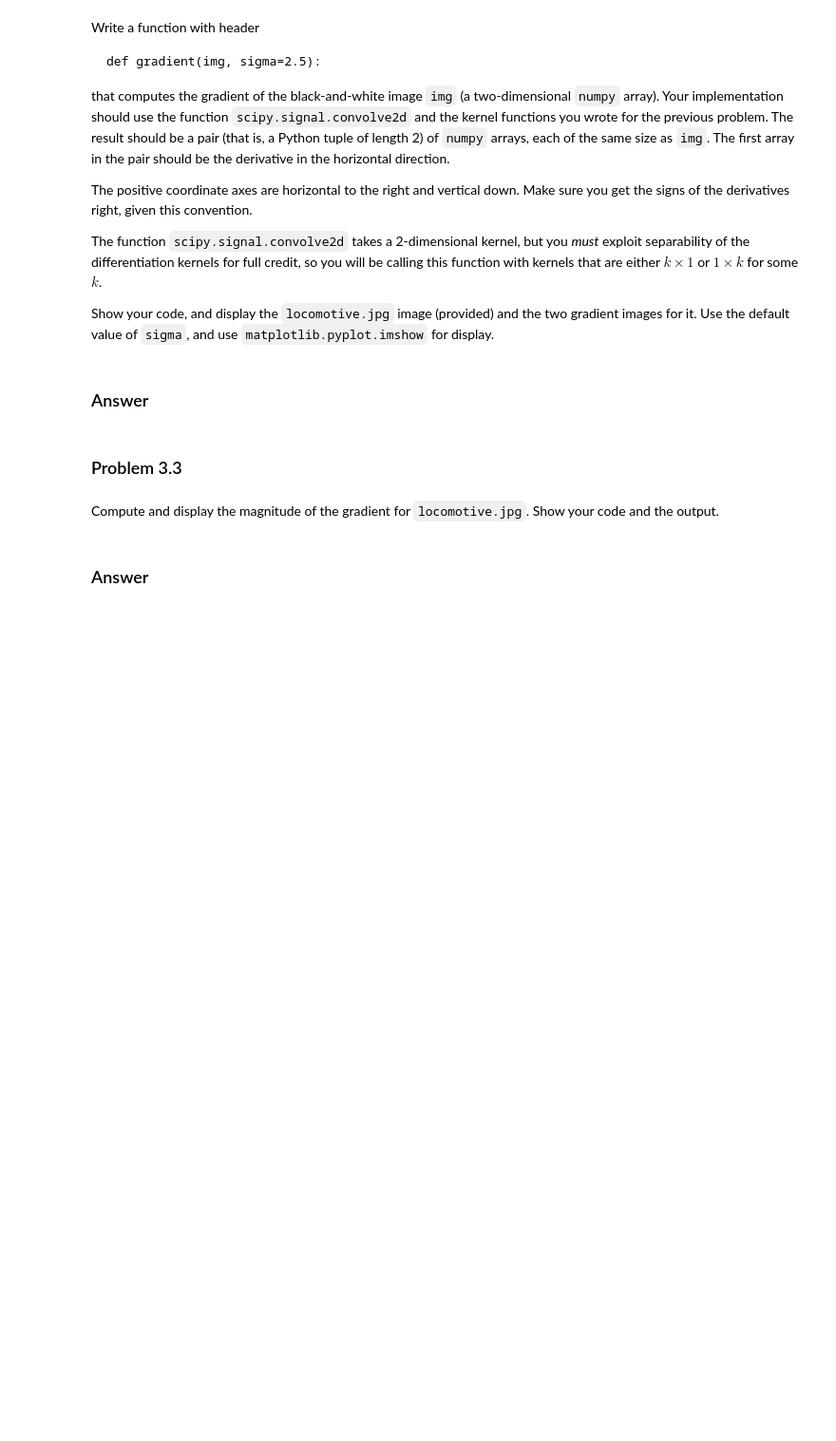
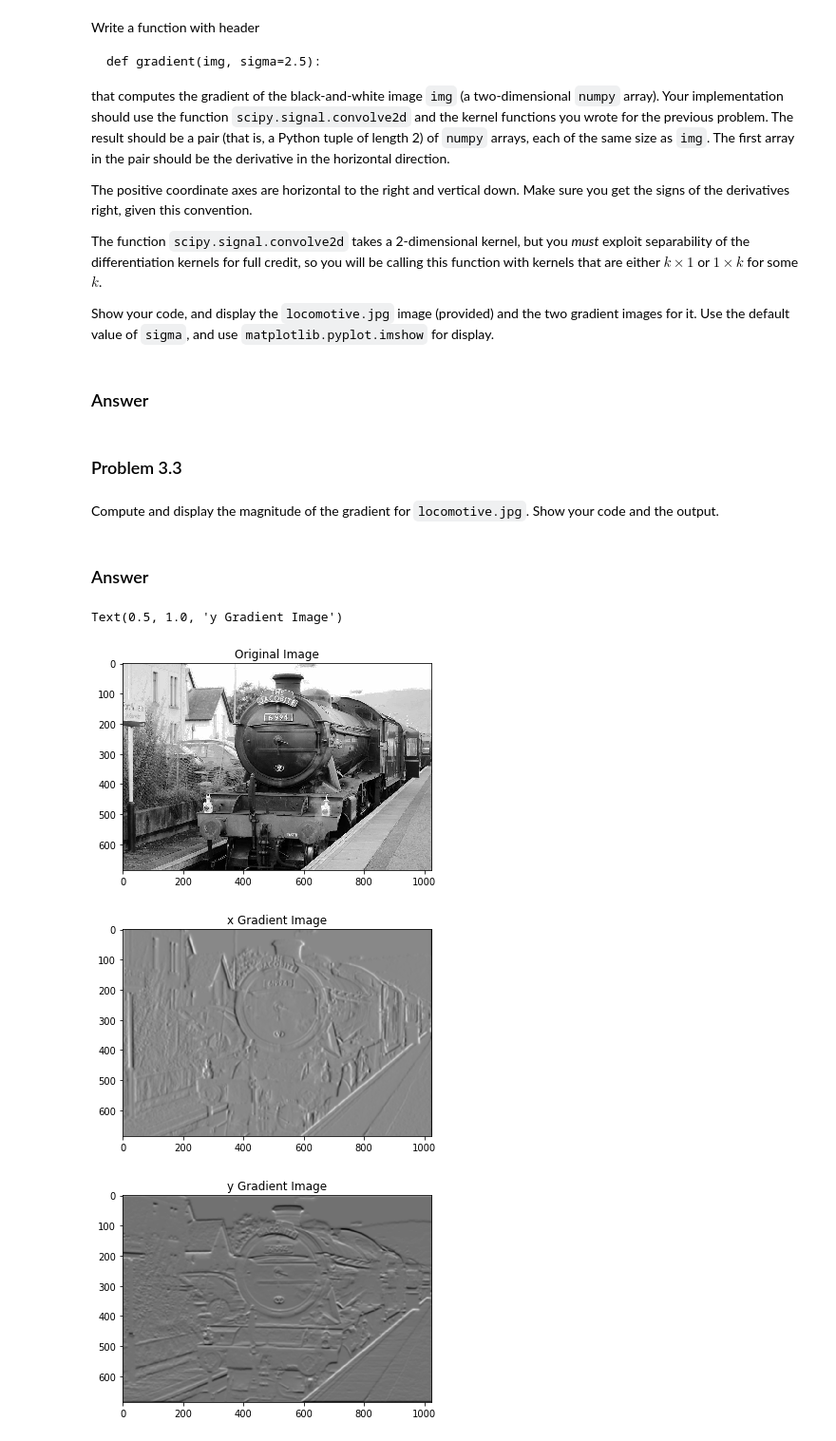
Before and after one commit to polortiz4/ComputerVision, a Jupyter notebook: hw2/homework02.ipynb, the cells around one changed output. Shown at 95% size. Cells and saved outputs as stored; diff of their text form; code cells hidden in the pictures; blank space fills up the shorter version.

```diff
--- a/hw2/homework02.ipynb
+++ b/hw2/homework02.ipynb
@@ -203,9 +386,51 @@ The function `scipy.signal.convolve2d` takes a 2-dimensional kernel, but you _mu
 Show your code, and display the `locomotive.jpg` image (provided) and the two gradient images for it. Use the default value of `sigma`, and use `matplotlib.pyplot.imshow` for display.
 # %% [markdown]
 ### Answer
+# %%
+def gradient(img, sigma=2.5):
+    a = math.ceil(3.5*sigma)
+    xGaussKernel1D = Gaussian(sigma)[np.newaxis]
+    yGaussKernel1D = np.transpose(xGaussKernel1D)
+    dxGaussKernel1D = dGaussian(sigma)[np.newaxis]
+    dyGaussKernel1D = np.transpose(dxGaussKernel1D)
+    xGradientImg = ss.convolve2d(ss.convolve2d(img, yGaussKernel1D, 'same'), dxGaussKernel1D, 'same')
+    yGradientImg = ss.convolve2d(ss.convolve2d(img, xGaussKernel1D, 'same'), dyGaussKernel1D, 'same')
+
+    return [xGradientImg, yGradientImg]
+
+# xGaussKernel1D = Gaussian(2.5)[np.newaxis]
+# yGaussKernel1D = np.transpose(xGaussKernel1D)
+# dxGaussKernel1D = dGaussian(2.5)[np.newaxis]
+# dyGaussKernel1D = np.transpose(dxGaussKernel1D)
+# print(xGaussKernel1D.shape)
+# print(yGaussKernel1D.shape)
+# print(dxGaussKernel1D.shape)
+# print(dyGaussKernel1D.shape)
+# print(ss.convolve2d(img, dxGaussKernel1D,'same').shape)
 # %% [markdown]
 ### Problem 3.3
 # %% [markdown]
 Compute and display the magnitude of the gradient for `locomotive.jpg`. Show your code and the output.
 # %% [markdown]
 ### Answer
+# %%
+img = color.rgb2gray(io.imread('locomotive.jpg'))
+
+plt.figure()
+plt.imshow(img, cmap = 'gray')
+plt.title("Original Image")
+
+[xGradientImg, yGradientImg] = gradient(img, sigma=2.5)
+
+plt.figure()
+plt.imshow(xGradientImg, cmap = 'gray')
+plt.title("x Gradient Image")
+
+plt.figure()
+plt.imshow(yGradientImg, cmap = 'gray')
+plt.title("y Gradient Image")
+# %% [output]
+Text(0.5, 1.0, 'y Gradient Image')
+[figure, added]
+[figure, added]
+[figure, added]
```
Also changed, not shown: parts of 10 cells of this notebook.
